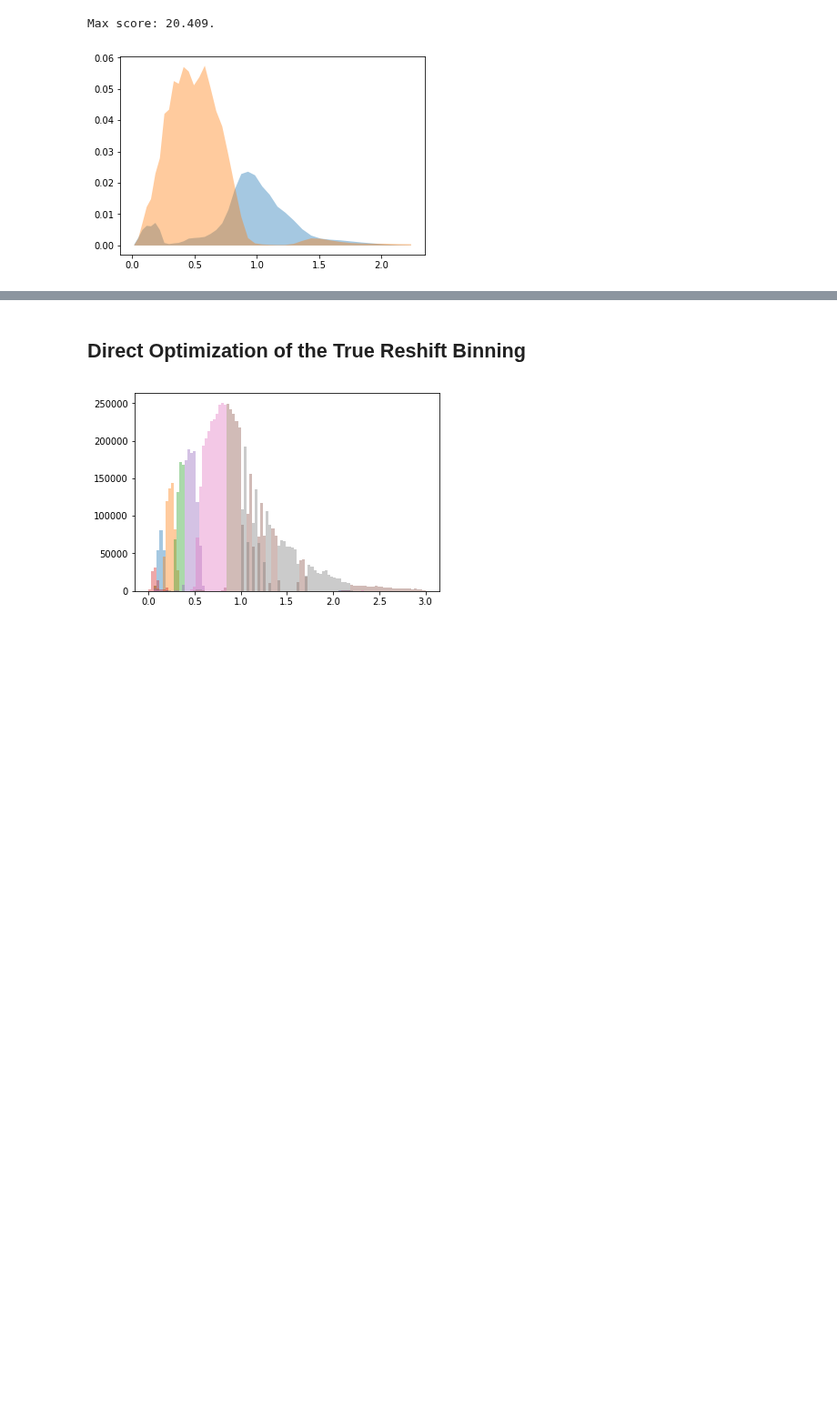
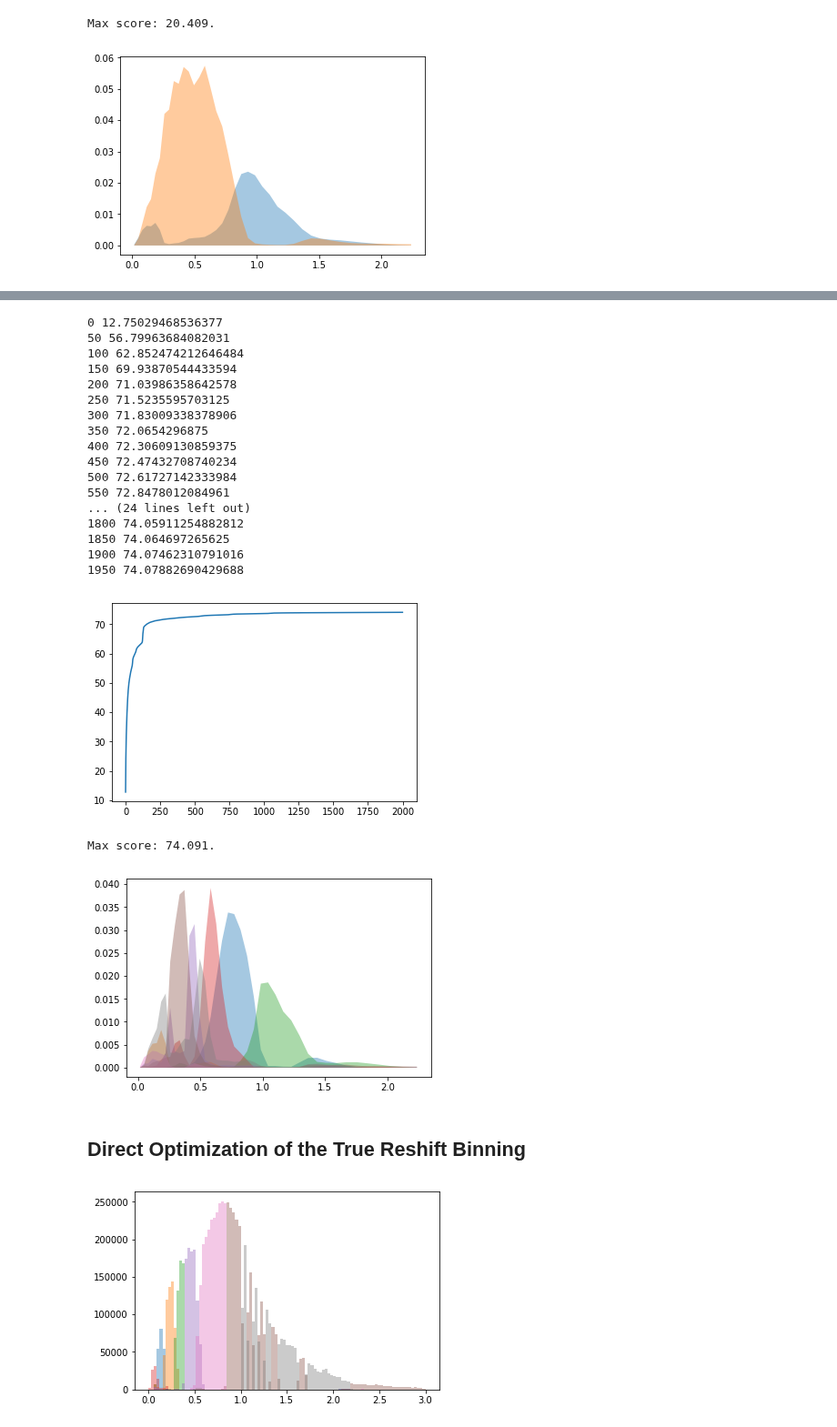
Before and after one commit to dkirkby/zotbin, a Jupyter notebook: Refine.ipynb, the cells around one changed output, grey strips where cells are left out. Shown at 91% size. Cells and saved outputs as stored; diff of their text form; code cells hidden in the pictures; blank space fills up the shorter version.

```diff
--- a/Refine.ipynb
+++ b/Refine.ipynb
@@ -142,3 +182,26 @@ optimize_bins(zhistw, nbins=5, eta=1., niter=500);
+# %%
+optimize_bins(zhistw, nbin=8, eta=1., niter=2000);
+# %% [output]
+0 12.75029468536377
+50 56.79963684082031
+100 62.852474212646484
+150 69.93870544433594
+200 71.03986358642578
+250 71.5235595703125
+300 71.83009338378906
+350 72.0654296875
+400 72.30609130859375
+450 72.47432708740234
+500 72.61727142333984
+550 72.8478012084961
+... (24 lines left out)
+1800 74.05911254882812
+1850 74.064697265625
+1900 74.07462310791016
+1950 74.07882690429688
+[figure, added]
+Max score: 74.091.
+[figure, added]
 # %% [markdown]
 ## Direct Optimization of the True Reshift Binning
 # %%
```
Also changed, not shown: parts of 2 cells of this notebook.
